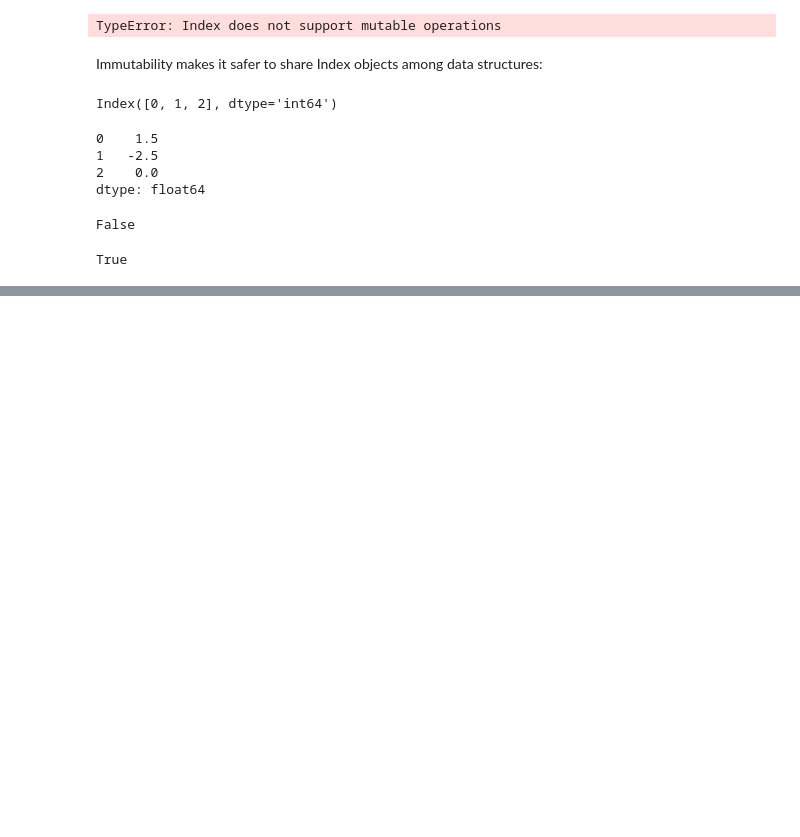
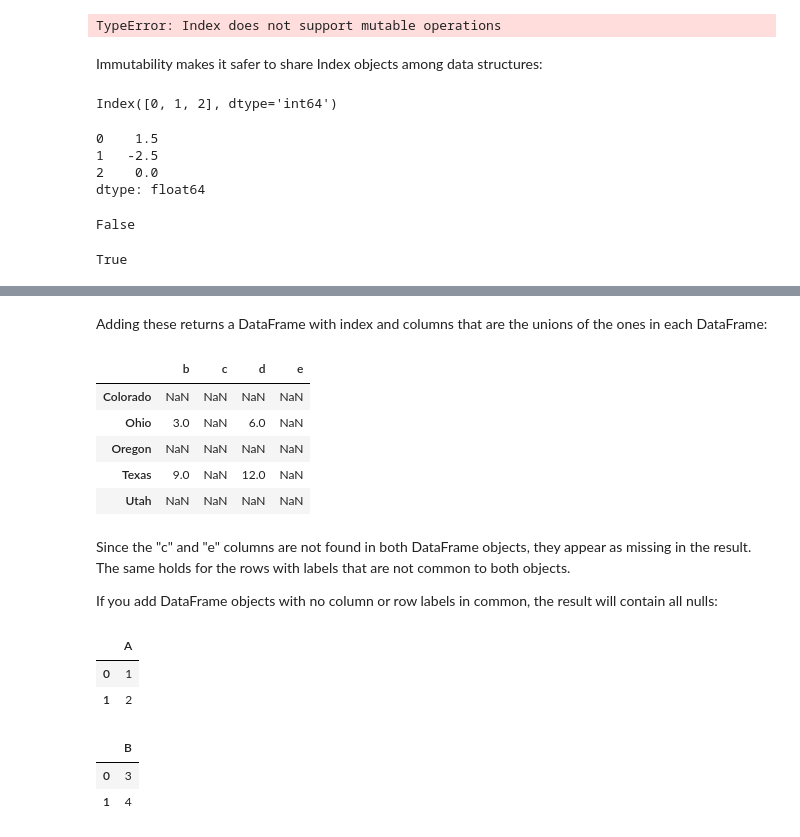
Before and after one commit to Isiah-A/WesCh5DataWranglingPandas, a Jupyter notebook: Chapter5WorkAlong.ipynb, the cells around one changed output, grey strips where cells are left out. Drawn from its saved outputs; the diff is of its cells as text; code cells hidden in the pictures; blank space fills up the shorter version.

```diff
--- a/Chapter5WorkAlong.ipynb
+++ b/Chapter5WorkAlong.ipynb
@@ -576,0 +1200,4 @@ True
+# %%
+df1 = pd.DataFrame(np.arange(9.).reshape((3, 3)), columns = list("bcd"), index = ["Ohio", "Texas", "Colorado"])
+# %%
+df2 = pd.DataFrame(np.arange(12.).reshape ((4, 3)), columns = list ("bde"), index = ["Utah", "Ohio", "Texas", "Oregon"])
@@ -576,0 +1219,15 @@ True
+# %% [markdown]
+Adding these returns a DataFrame with index and columns that are the unions of the ones in each DataFrame:
+# %%
+df1 + df2
+# %% [output]
+|  | b | c | d | e |
+| Colorado | NaN | NaN | NaN | NaN |
+| Ohio | 3.0 | NaN | 6.0 | NaN |
+| Oregon | NaN | NaN | NaN | NaN |
+| Texas | 9.0 | NaN | 12.0 | NaN |
+| Utah | NaN | NaN | NaN | NaN |
+# %% [markdown]
+Since the "c" and "e" columns are not found in both DataFrame objects, they appear as missing in the result. The same holds for the rows with labels that are not common to both objects.
+
+If you add DataFrame objects with no column or row labels in common, the result will contain all nulls:
@@ -576,0 +1238,12 @@ True
+# %%
+df1
+# %% [output]
+|  | A |
+| 0 | 1 |
+| 1 | 2 |
+# %%
+df2
+# %% [output]
+|  | B |
+| 0 | 3 |
+| 1 | 4 |
```
Also changed, not shown: parts of 290 cells of this notebook.
